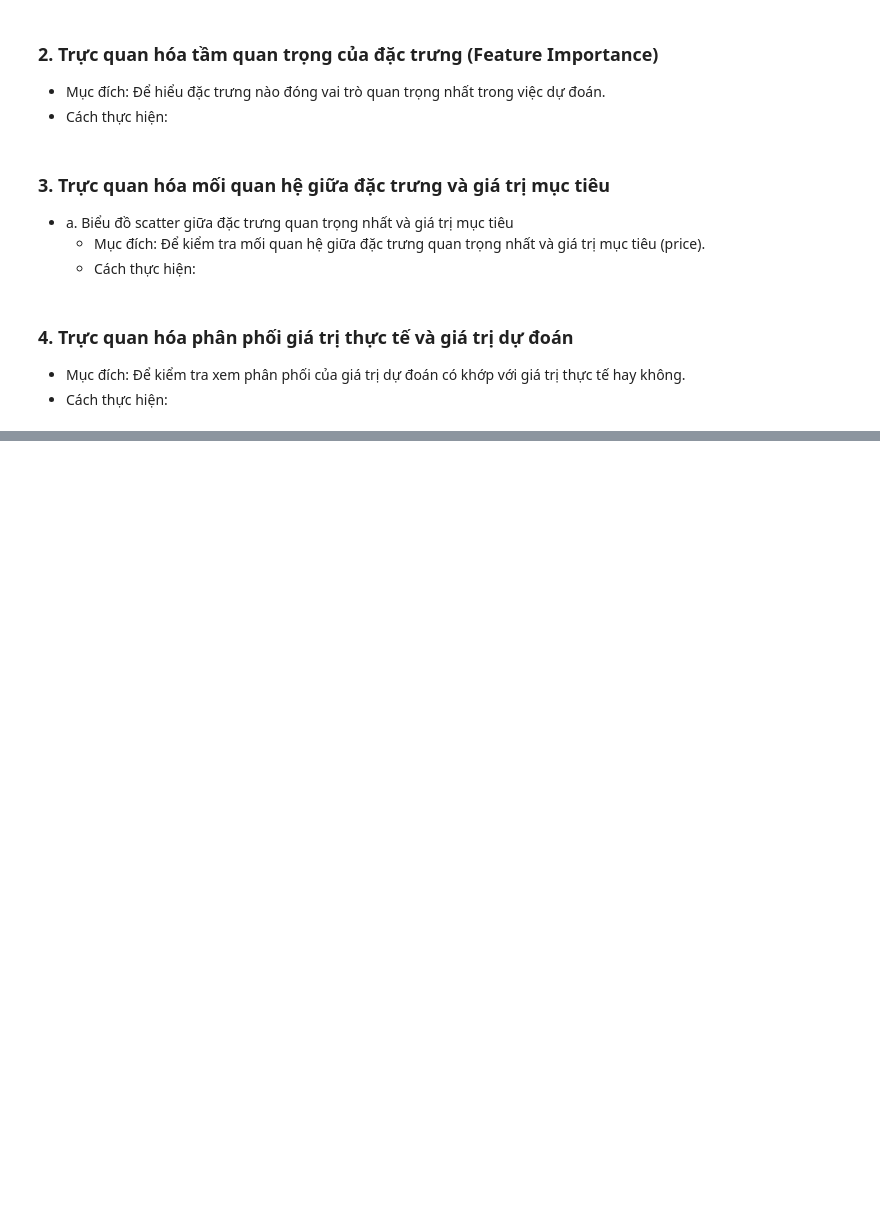
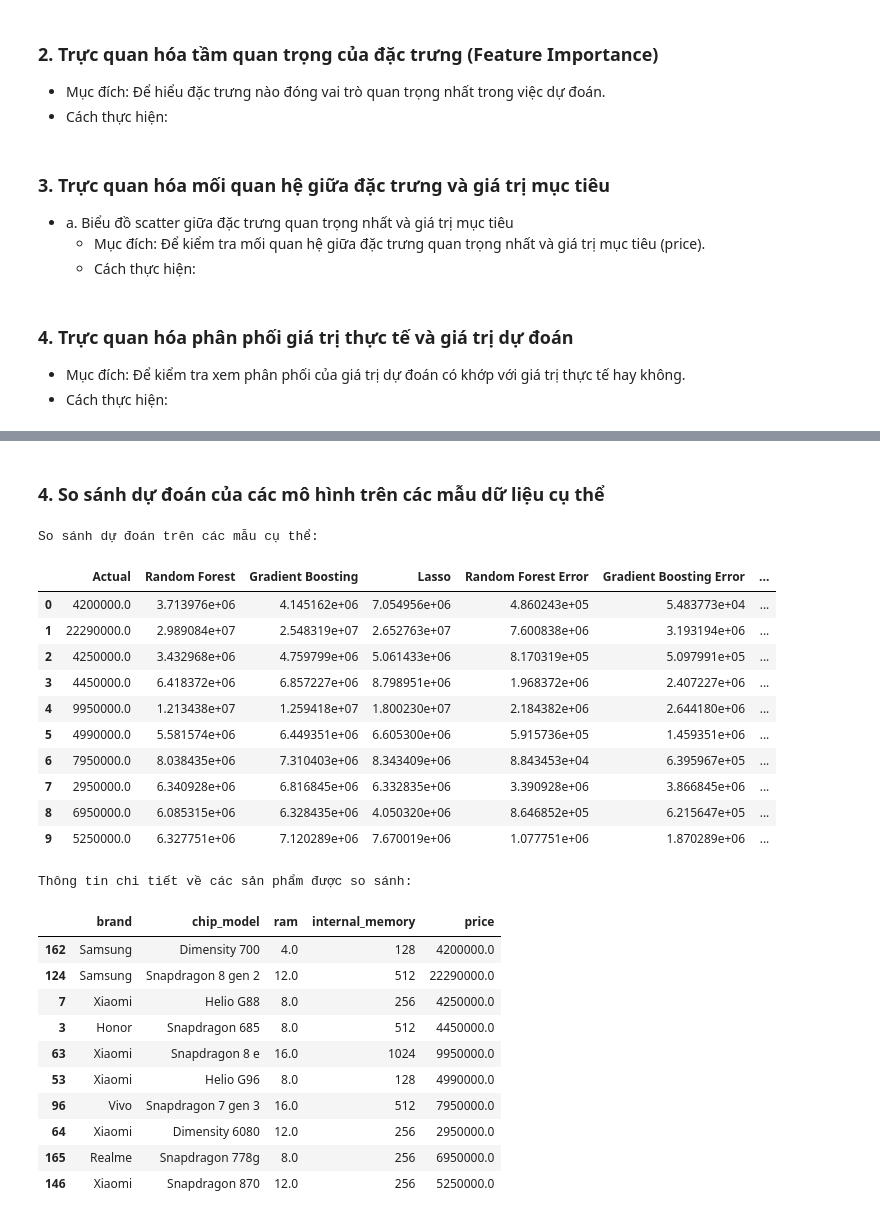
Before and after one commit to vulinhnopro2704/KHDL, a Jupyter notebook: code/GradientBoosting/gradient_boosting.ipynb, the cells around one changed output, grey strips where cells are left out. Saved outputs shown, nothing was run; the diff lists cells and outputs as text; code cells hidden in the pictures; blank space fills up the shorter version.

```diff
--- a/code/GradientBoosting/gradient_boosting.ipynb
+++ b/code/GradientBoosting/gradient_boosting.ipynb
@@ -310,0 +588,66 @@ plt.show()
+# %% [markdown]
+### 4. So sánh dự đoán của các mô hình trên các mẫu dữ liệu cụ thể
+# %%
+# Chọn một số mẫu ngẫu nhiên để so sánh chi tiết
+try:
+    num_samples = 10
+    sample_indices = np.random.choice(len(X_test), num_samples, replace=False)
+
+    # Tạo DataFrame cho các mẫu được chọn
+    samples_df = pd.DataFrame({
+        'Actual': y_test.iloc[sample_indices].values,
+        'Random Forest': y_pred_rf[sample_indices]
+    })
+
+    # Thêm dự đoán từ các mô hình khác nếu có
+    try:
+        samples_df['Gradient Boosting'] = y_pred_gb[sample_indices]
+    except:
+        pass
+
+    try:
+        samples_df['Lasso'] = y_pred_lasso[sample_indices]
+    except:
+        pass
+
+    # Tính sai số tuyệt đối
+    for model in samples_df.columns:
+        if model != 'Actual':
+            samples_df[f'{model} Error'] = abs(samples_df['Actual'] - samples_df[model])
+
+    # Hiển thị bảng so sánh
+    print("So sánh dự đoán trên các mẫu cụ thể:")
+    display(samples_df)
+
+    # Thêm một số thông tin về sản phẩm
+    sample_products = test_df.iloc[sample_indices][['brand', 'chip_model', 'ram', 'internal_memory', 'price']]
+    print("\nThông tin chi tiết về các sản phẩm được so sánh:")
+    display(sample_products)
+
+except Exception as e:
+    print(f"Lỗi khi so sánh dự đoán trên các mẫu cụ thể: {e}")
+# %% [output]
+So sánh dự đoán trên các mẫu cụ thể:
+|  | Actual | Random Forest | Gradient Boosting | Lasso | Random Forest Error | Gradient Boosting Error | ... |
+| 0 | 4200000.0 | 3.713976e+06 | 4.145162e+06 | 7.054956e+06 | 4.860243e+05 | 5.483773e+04 | ... |
+| 1 | 22290000.0 | 2.989084e+07 | 2.548319e+07 | 2.652763e+07 | 7.600838e+06 | 3.193194e+06 | ... |
+| 2 | 4250000.0 | 3.432968e+06 | 4.759799e+06 | 5.061433e+06 | 8.170319e+05 | 5.097991e+05 | ... |
+| 3 | 4450000.0 | 6.418372e+06 | 6.857227e+06 | 8.798951e+06 | 1.968372e+06 | 2.407227e+06 | ... |
+| 4 | 9950000.0 | 1.213438e+07 | 1.259418e+07 | 1.800230e+07 | 2.184382e+06 | 2.644180e+06 | ... |
+| 5 | 4990000.0 | 5.581574e+06 | 6.449351e+06 | 6.605300e+06 | 5.915736e+05 | 1.459351e+06 | ... |
+| 6 | 7950000.0 | 8.038435e+06 | 7.310403e+06 | 8.343409e+06 | 8.843453e+04 | 6.395967e+05 | ... |
+| 7 | 2950000.0 | 6.340928e+06 | 6.816845e+06 | 6.332835e+06 | 3.390928e+06 | 3.866845e+06 | ... |
+| 8 | 6950000.0 | 6.085315e+06 | 6.328435e+06 | 4.050320e+06 | 8.646852e+05 | 6.215647e+05 | ... |
+| 9 | 5250000.0 | 6.327751e+06 | 7.120289e+06 | 7.670019e+06 | 1.077751e+06 | 1.870289e+06 | ... |
+Thông tin chi tiết về các sản phẩm được so sánh:
+|  | brand | chip_model | ram | internal_memory | price |
+| 162 | Samsung | Dimensity 700 | 4.0 | 128 | 4200000.0 |
+| 124 | Samsung | Snapdragon 8 gen 2 | 12.0 | 512 | 22290000.0 |
+| 7 | Xiaomi | Helio G88 | 8.0 | 256 | 4250000.0 |
+| 3 | Honor | Snapdragon 685 | 8.0 | 512 | 4450000.0 |
+| 63 | Xiaomi | Snapdragon 8 e | 16.0 | 1024 | 9950000.0 |
+| 53 | Xiaomi | Helio G96 | 8.0 | 128 | 4990000.0 |
+| 96 | Vivo | Snapdragon 7 gen 3 | 16.0 | 512 | 7950000.0 |
+| 64 | Xiaomi | Dimensity 6080 | 12.0 | 256 | 2950000.0 |
+| 165 | Realme | Snapdragon 778g | 8.0 | 256 | 6950000.0 |
+| 146 | Xiaomi | Snapdragon 870 | 12.0 | 256 | 5250000.0 |
```
Also changed, not shown: parts of 10 cells of this notebook, 5 other files.
